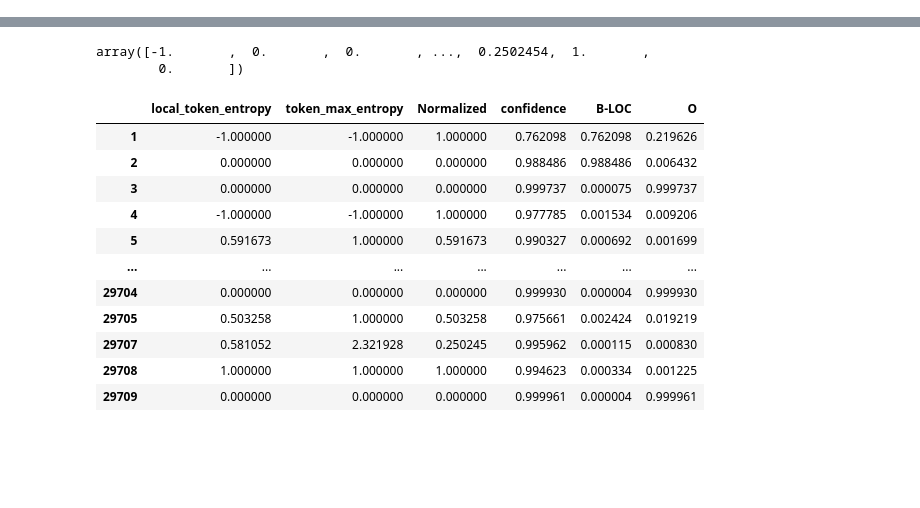
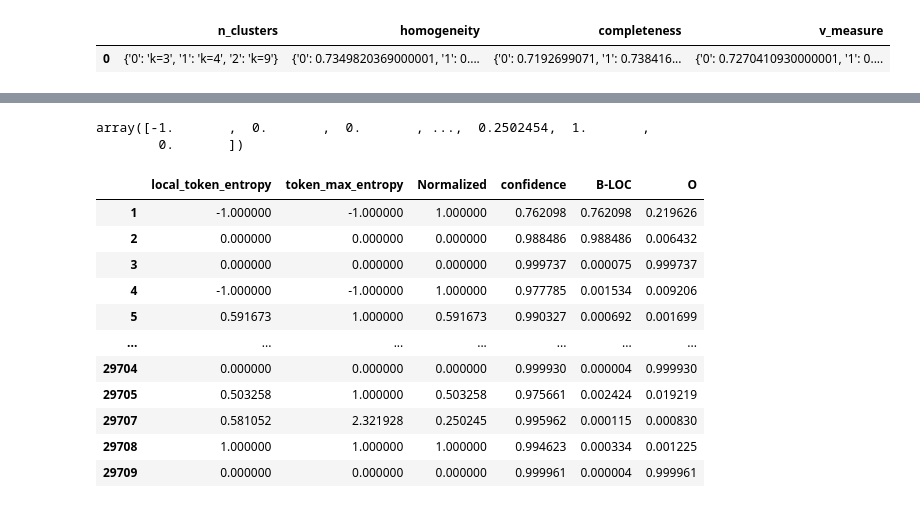
Before and after one commit to ay94/deformar-dashboard, a Jupyter notebook: notebooks/explore-data.ipynb, the cells around one changed output, grey strips where cells are left out. Cells and saved outputs as stored; diff of their text form; code cells hidden in the pictures; blank space fills up the shorter version.

```diff
--- a/notebooks/explore-data.ipynb
+++ b/notebooks/explore-data.ipynb
@@ -13,7 +13,7 @@ model_path = 'aubmindlab/bert-base-arabertv02'
 tokenizer = AutoTokenizer.from_pretrained(model_path)
 preprocessor = ArabertPreprocessor(model_path)
 # %%
-variant = "ANERCorp_CamelLab_arabertv02"
+variant = "conll2003_bert"
 base_folder = init()
 experiment_folder = base_folder / "Final Year Experiments/Thesis-Experiments/Experiments/DashboardTest"
 variant_folder = experiment_folder / variant
@@ -30,5 +30,11 @@ test_data = pd.read_json(
 # %%
 extractions_fh = FileHandler(variant_folder / 'extractions')
 analysis_data = extractions_fh.read_json("analysis_data.json")
+kmeans_results = extractions_fh.read_json("kmeans_results.json")
+# %%
+kmeans_results
+# %% [output]
+|  | n_clusters | homogeneity | completeness | v_measure |
+| 0 | {'0': 'k=3', '1': 'k=4', '2': 'k=9'} | {'0': 0.7349820369000001, '1': 0.... | {'0': 0.7192699071, '1': 0.738416... | {'0': 0.7270410930000001, '1': 0.... |
 # %%
 df = analysis_data[analysis_data['labels'] !=-100].copy()
```
Also changed, not shown: parts of 21 cells of this notebook, 15 other files.
